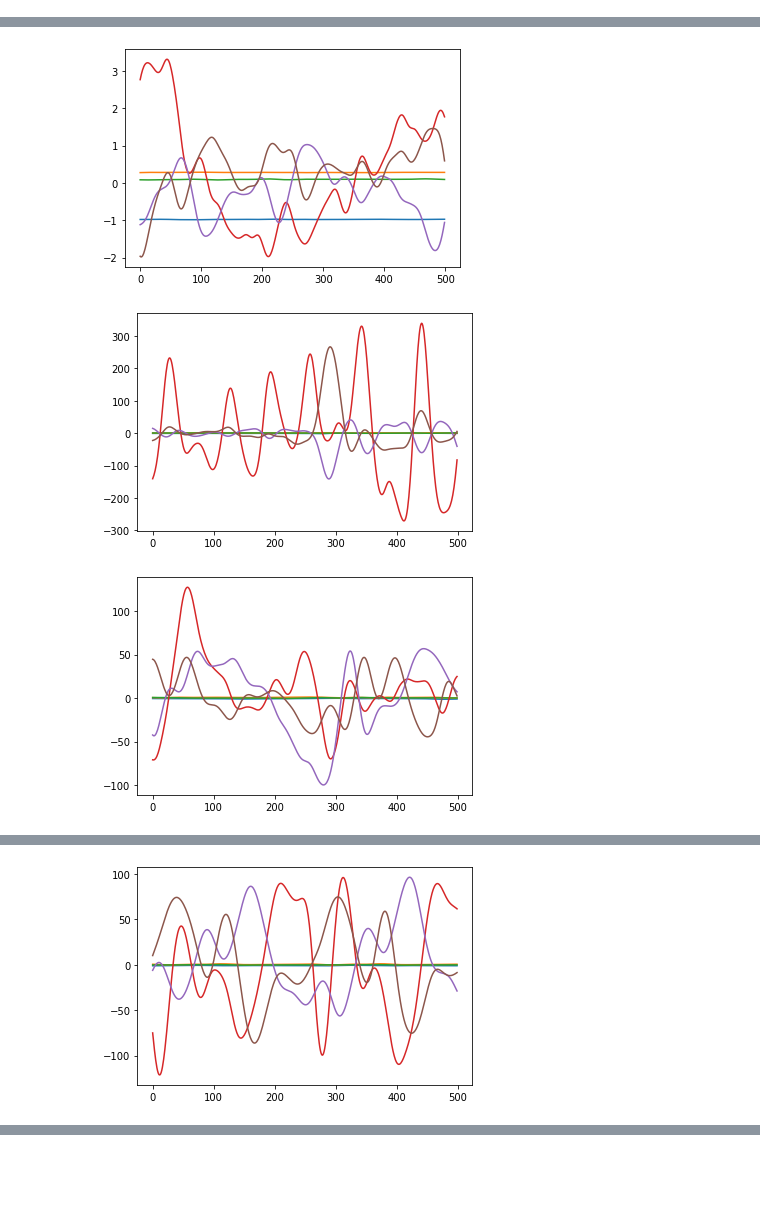
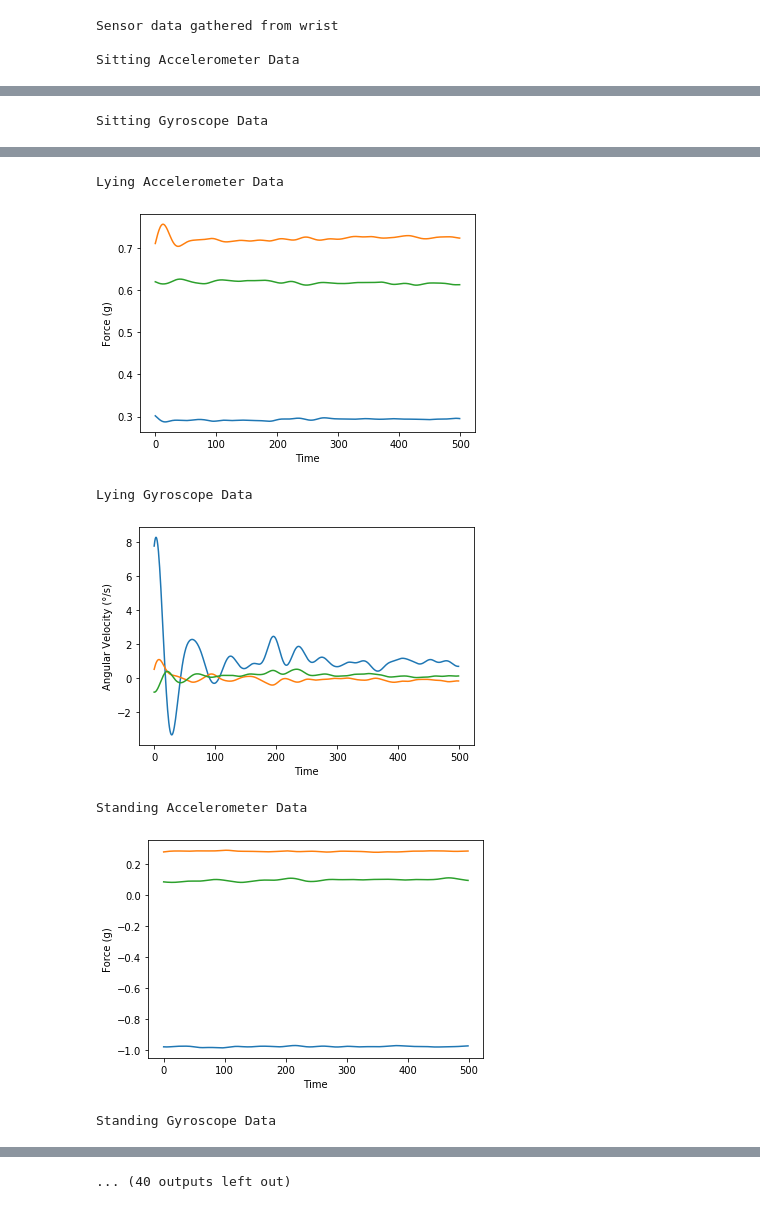
Before and after one commit to F7779/Jupyter-ML-Exercise, a Jupyter notebook: assignment 1.ipynb, the cells around one changed output, grey strips where cells are left out. Cells and saved outputs as stored; diff of their text form; code cells hidden in the pictures; blank space fills up the shorter version.

Commit message:
Modified code for displaying sensor data

```diff
--- a/assignment 1.ipynb
+++ b/assignment 1.ipynb
@@ -10,6 +10,7 @@ from sklearn.metrics import make_scorer, accuracy_score, confusion_matrix
 from sklearn.svm import SVC
 from sklearn.model_selection import GridSearchCV
 
+activity = ["Sitting", "Lying", "Standing", "Washing dishes", "Vacuuming", "Sweeping", "Walking", "Ascending stairs", "Descending stairs", "Treadmill running", "Bicycling (500W)", "Bicycling (100W)", "Rope jumping"]
 
 # read dataset file
 # df = pd.read_csv('dataset/dataset_1.txt', sep=',', header=None)
@@ -22,6 +23,8 @@ for file in range(1):
     plt.plot(df_sitting[:, 0:3])
     plt.show()"""
 
+    print("Sensor data gathered from wrist\n")
+
     # 1-14 being the 13 activity labels
     for c in range(1, 14):
         activity_data = df[df[24] == c].values
@@ -30,7 +33,20 @@ for file in range(1):
         for j in range(24):
             activity_data[:, j] = signal.lfilter(b, a, activity_data[:, j])
 
-        # examine acc. 1 and gyro. 1 data (column 1-6)
-        plt.plot(activity_data[500:1000, 0:6])
+        # examine acc #1 data (column 1-3)
+        print(str(activity[c-1]) + " Accelerometer Data")
+        plt.plot(activity_data[500:1000, 0:3])
+        plt.xlabel("Time")
+        plt.ylabel("Force (g)")
         plt.show()
+
+        # examine gyro #1 data (column 3-6)
+        print(str(activity[c-1]) + " Gyroscope Data")
+        plt.plot(activity_data[500:1000, 3:6])
+        plt.xlabel("Time")
+        plt.ylabel("Angular Velocity (°/s)")
+        plt.show()
 # %% [output]
+Sensor data gathered from wrist
+
+Sitting Accelerometer Data
@@ -37,0 +54 @@ for file in range(1):
+Sitting Gyroscope Data
@@ -39,3 +56,7 @@ for file in range(1):
+Lying Accelerometer Data
-[figure, old version]
+[figure, new version]
+Lying Gyroscope Data
-[figure, old version]
+[figure, new version]
+Standing Accelerometer Data
-[figure, old version]
+[figure, new version]
+Standing Gyroscope Data
@@ -43 +63,0 @@ for file in range(1):
-[figure, removed]
@@ -49,0 +64 @@ for file in range(1):
+... (40 outputs left out)
```
Also changed, not shown: parts of 1 cell of this notebook.
